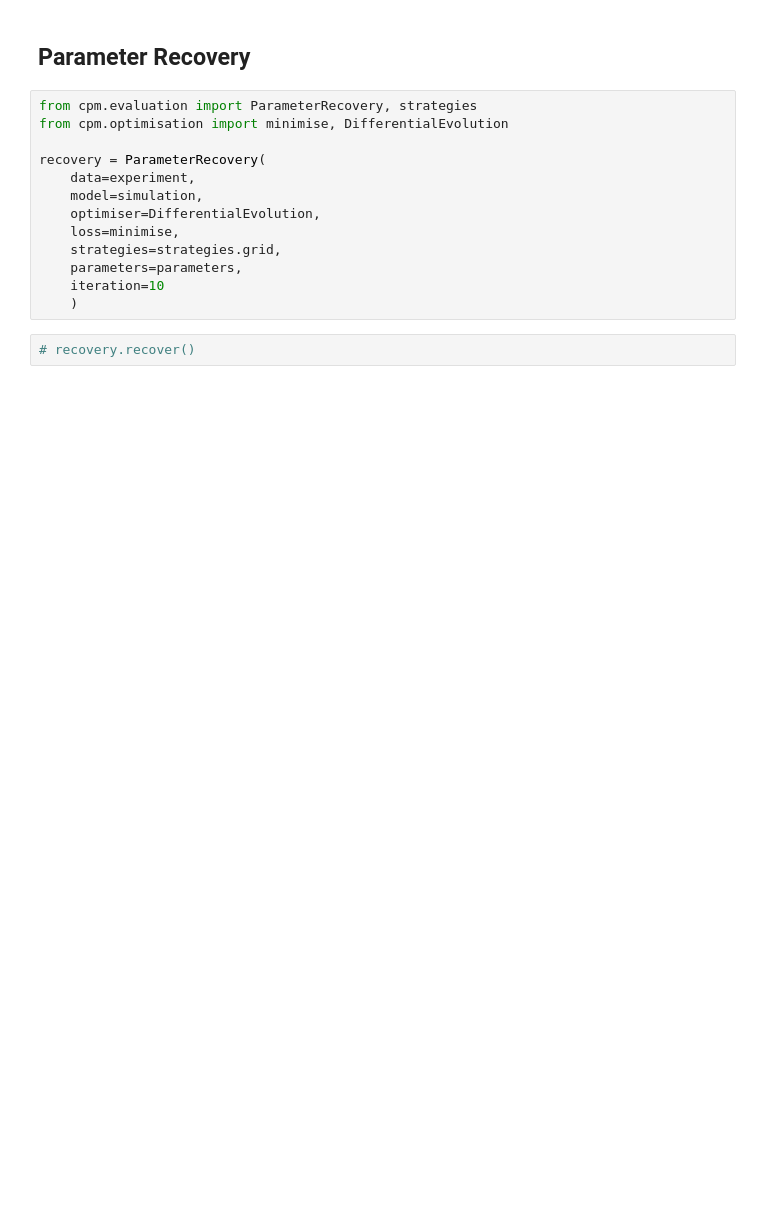
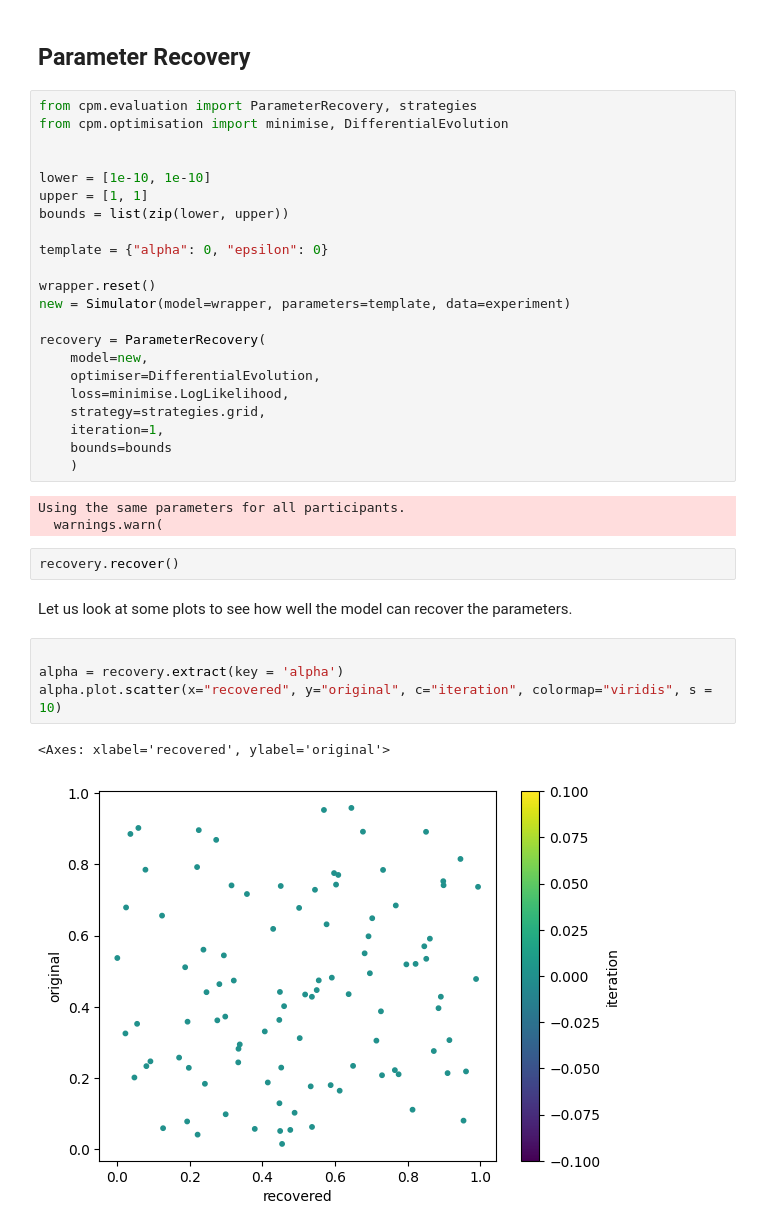
Before and after one commit to DevComPsy/cpm, a Jupyter notebook: docs/examples/example2.ipynb, the cells around one changed output. Cells and saved outputs as stored; diff of their text form; blank space fills up the shorter version.

```diff
--- a/docs/examples/example2.ipynb
+++ b/docs/examples/example2.ipynb
@@ -308,14 +305,35 @@ data.reset_index()
 from cpm.evaluation import ParameterRecovery, strategies
 from cpm.optimisation import minimise, DifferentialEvolution
 
+
+lower = [1e-10, 1e-10]
+upper = [1, 1]
+bounds = list(zip(lower, upper))
+
+template = {"alpha": 0, "epsilon": 0}
+
+wrapper.reset()
+new = Simulator(model=wrapper, parameters=template, data=experiment)
+
 recovery = ParameterRecovery(
-    data=experiment,
-    model=simulation,
+    model=new,
     optimiser=DifferentialEvolution,
-    loss=minimise,
-    strategies=strategies.grid,
-    parameters=parameters,
-    iteration=10
+    loss=minimise.LogLikelihood,
+    strategy=strategies.grid,
+    iteration=1,
+    bounds=bounds
     )
+# %% [output]
+Using the same parameters for all participants.
+  warnings.warn(
-# %%
-# recovery.recover()
+# %%
+recovery.recover()
+# %% [markdown]
+Let us look at some plots to see how well the model can recover the parameters.
+# %%
+
+alpha = recovery.extract(key = 'alpha')
+alpha.plot.scatter(x="recovered", y="original", c="iteration", colormap="viridis", s = 10)
+# %% [output]
+<Axes: xlabel='recovered', ylabel='original'>
+[figure, added]
```
Also changed, not shown: parts of 13 cells of this notebook, 2 other files.
